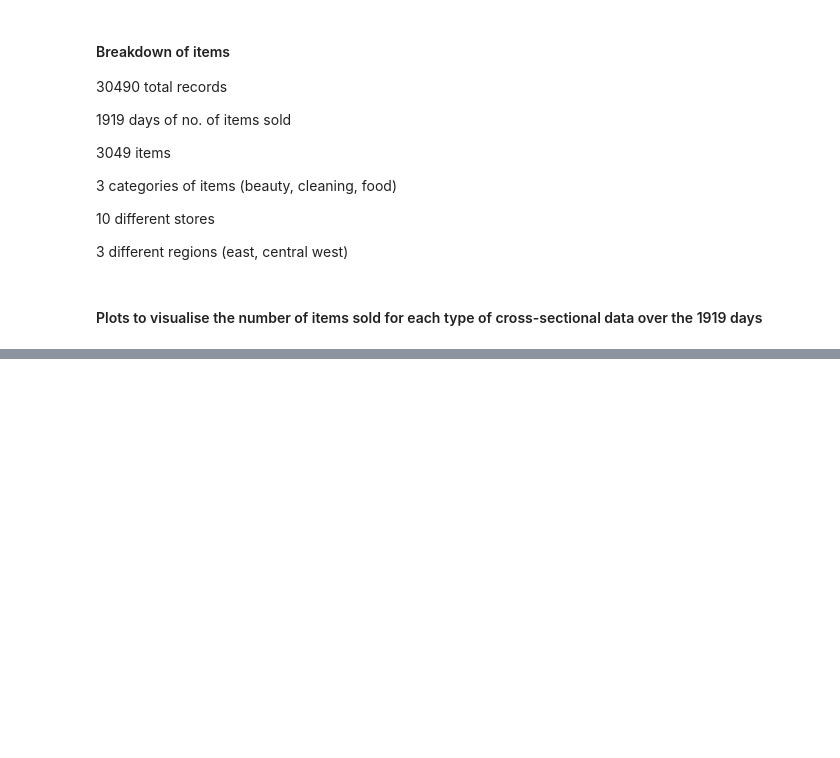
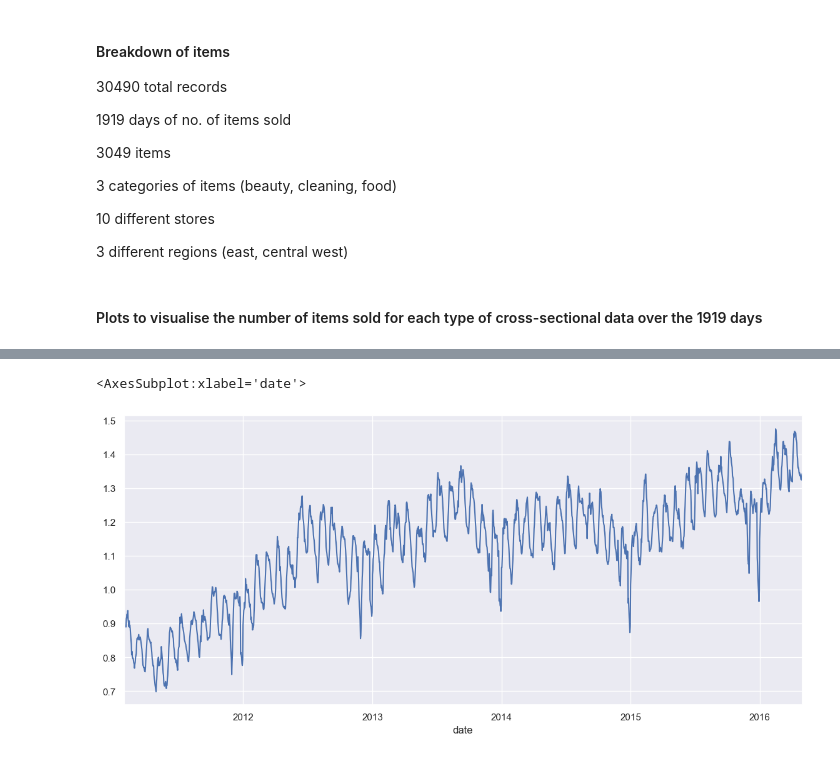
Before and after one commit to TristanKoh/ads-final-project, a Jupyter notebook: code/eda.ipynb, the cells around one changed output, grey strips where cells are left out. Cells and saved outputs as stored; diff of their text form; code cells hidden in the pictures; blank space fills up the shorter version.

```diff
--- a/code/eda.ipynb
+++ b/code/eda.ipynb
@@ -309,0 +173,6 @@ df_temp[region_ls].rolling(30).mean().plot()
+# %%
+# Rolling 7 days average
+df_items_temp["avg_items_sold"].rolling(7).mean().plot()
+# %% [output]
+<AxesSubplot:xlabel='date'>
+[figure, added]
```
Also changed, not shown: parts of 47 cells of this notebook.
